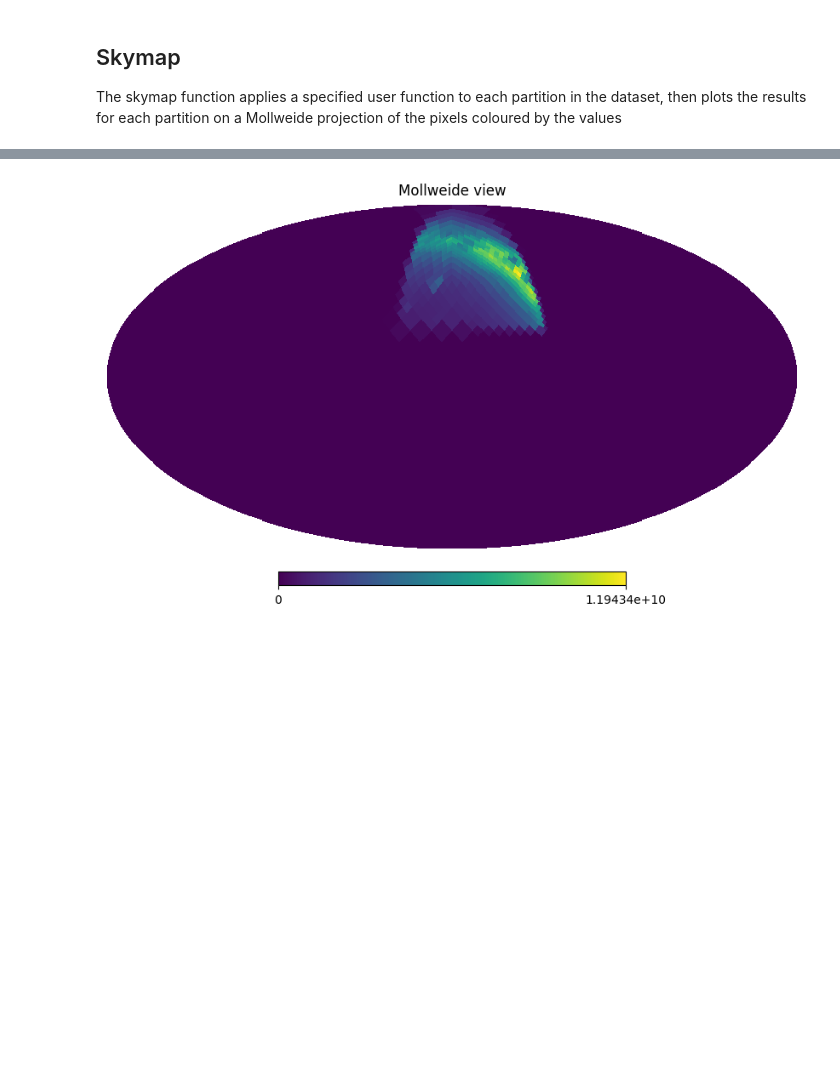
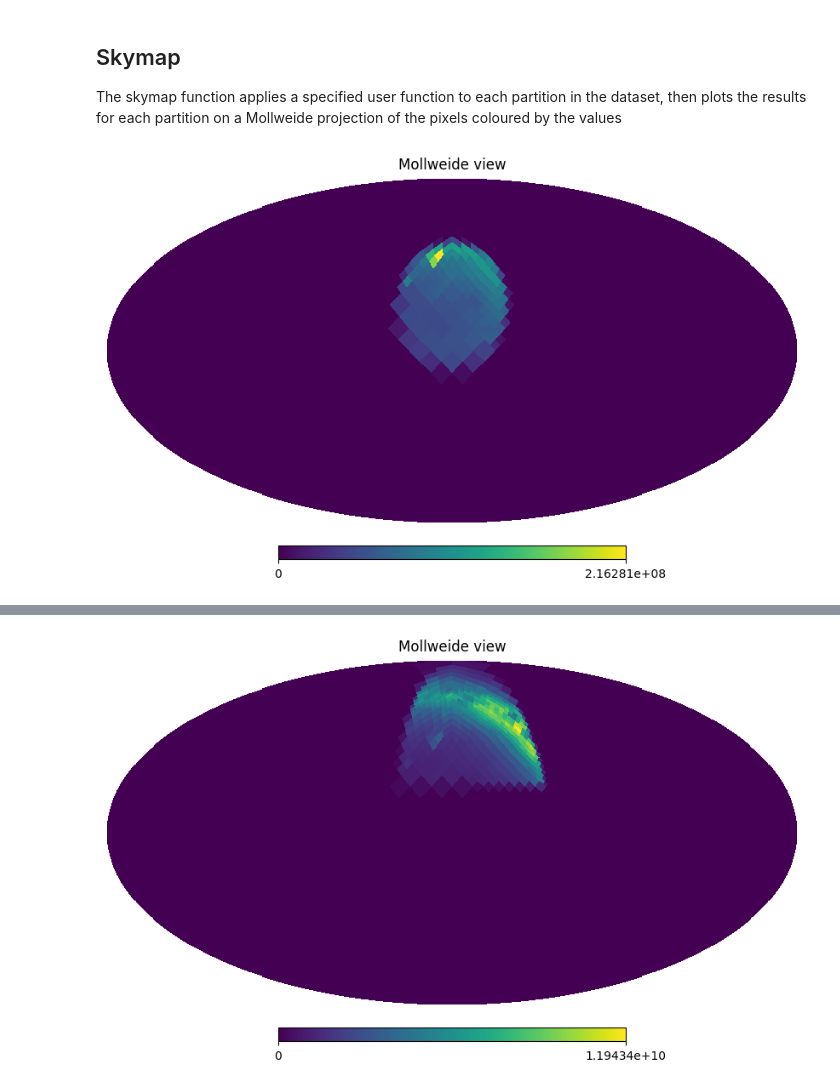
Before and after one commit to lincc-frameworks/notebooks_lf, a Jupyter notebook: sprints/2024/03_07/margin-filter-and-skymap.ipynb, the cells around one changed output, grey strips where cells are left out. Saved outputs shown, nothing was run; the diff lists cells and outputs as text; code cells hidden in the pictures; blank space fills up the shorter version.

```diff
--- a/sprints/2024/03_07/margin-filter-and-skymap.ipynb
+++ b/sprints/2024/03_07/margin-filter-and-skymap.ipynb
@@ -180 +183,5 @@ The skymap function applies a specified user function to each partition in the d
+# %%
+ztf.cone_search(0, 20, 100000).skymap(density)
+# %% [output]
+[figure, added]
 # %%
```
Also changed, not shown: parts of 4 cells of this notebook.
